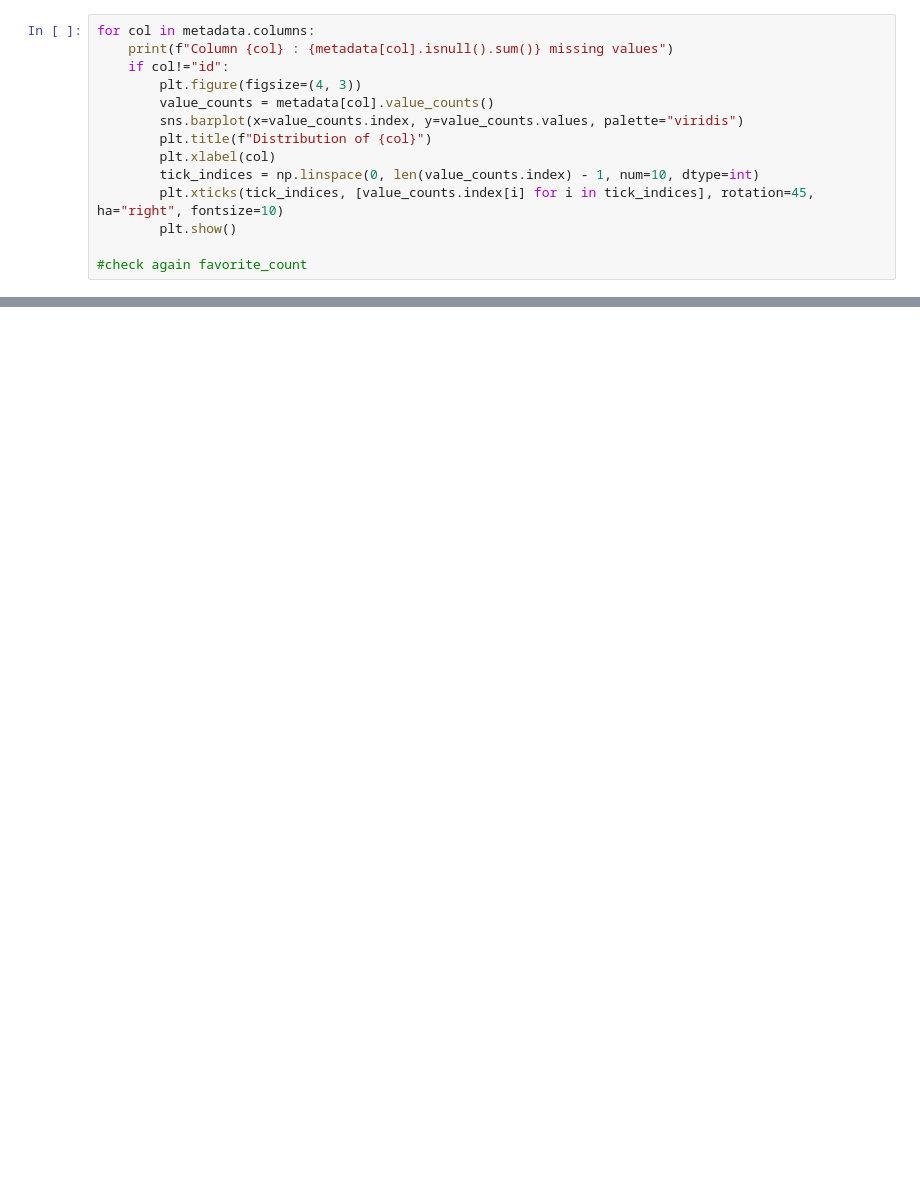
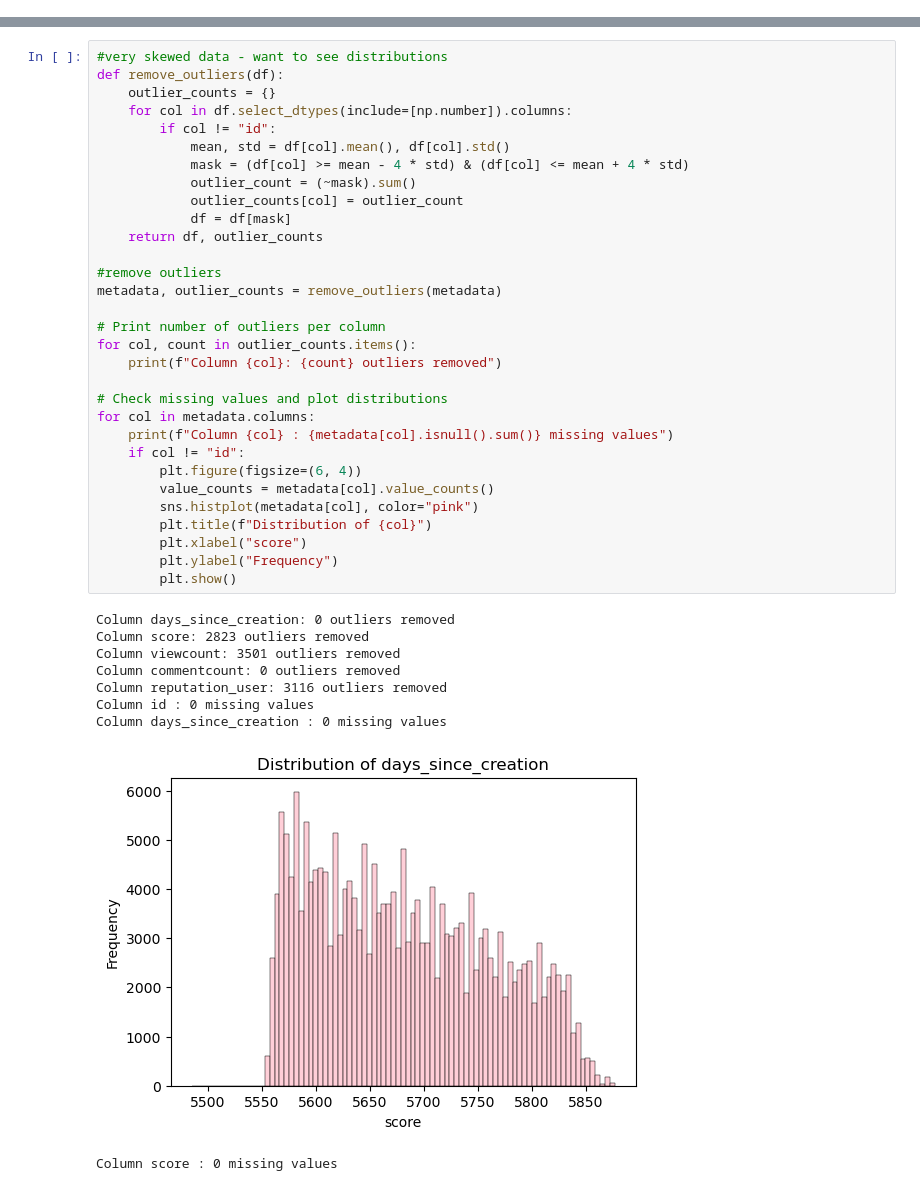
Before and after one commit to annitziak/CodeMe, a Jupyter notebook: retrieval_models/notebook_l2r.ipynb, the cells around one changed output, grey strips where cells are left out. Drawn from its saved outputs; the diff is of its cells as text; blank space fills up the shorter version.

```diff
--- a/retrieval_models/notebook_l2r.ipynb
+++ b/retrieval_models/notebook_l2r.ipynb
@@ -42,14 +41,0 @@ metadata.describe()
-# %%
-for col in metadata.columns:
-    print(f"Column {col} : {metadata[col].isnull().sum()} missing values")
-    if col!="id":
-        plt.figure(figsize=(4, 3))
-        value_counts = metadata[col].value_counts()
-        sns.barplot(x=value_counts.index, y=value_counts.values, palette="viridis")
-        plt.title(f"Distribution of {col}")
-        plt.xlabel(col)
-        tick_indices = np.linspace(0, len(value_counts.index) - 1, num=10, dtype=int)
-        plt.xticks(tick_indices, [value_counts.index[i] for i in tick_indices], rotation=45, ha="right", fontsize=10)
-        plt.show()
-
-#check again favorite_count
@@ -69,0 +42,41 @@ Column reputation_user : 124 missing values
+# %%
+#very skewed data - want to see distributions
+def remove_outliers(df):
+    outlier_counts = {}
+    for col in df.select_dtypes(include=[np.number]).columns:
+        if col != "id":
+            mean, std = df[col].mean(), df[col].std()
+            mask = (df[col] >= mean - 4 * std) & (df[col] <= mean + 4 * std)
+            outlier_count = (~mask).sum()
+            outlier_counts[col] = outlier_count
+            df = df[mask]
+    return df, outlier_counts
+
+#remove outliers
+metadata, outlier_counts = remove_outliers(metadata)
+
+# Print number of outliers per column
+for col, count in outlier_counts.items():
+    print(f"Column {col}: {count} outliers removed")
+
+# Check missing values and plot distributions
+for col in metadata.columns:
+    print(f"Column {col} : {metadata[col].isnull().sum()} missing values")
+    if col != "id":
+        plt.figure(figsize=(6, 4))
+        value_counts = metadata[col].value_counts()
+        sns.histplot(metadata[col], color="pink")
+        plt.title(f"Distribution of {col}")
+        plt.xlabel("score")
+        plt.ylabel("Frequency")
+        plt.show()
+# %% [output]
+Column days_since_creation: 0 outliers removed
+Column score: 2823 outliers removed
+Column viewcount: 3501 outliers removed
+Column commentcount: 0 outliers removed
+Column reputation_user: 3116 outliers removed
+Column id : 0 missing values
+Column days_since_creation : 0 missing values
+[figure, added]
+Column score : 0 missing values
```
Also changed, not shown: parts of 4 cells of this notebook, 9 other files.
